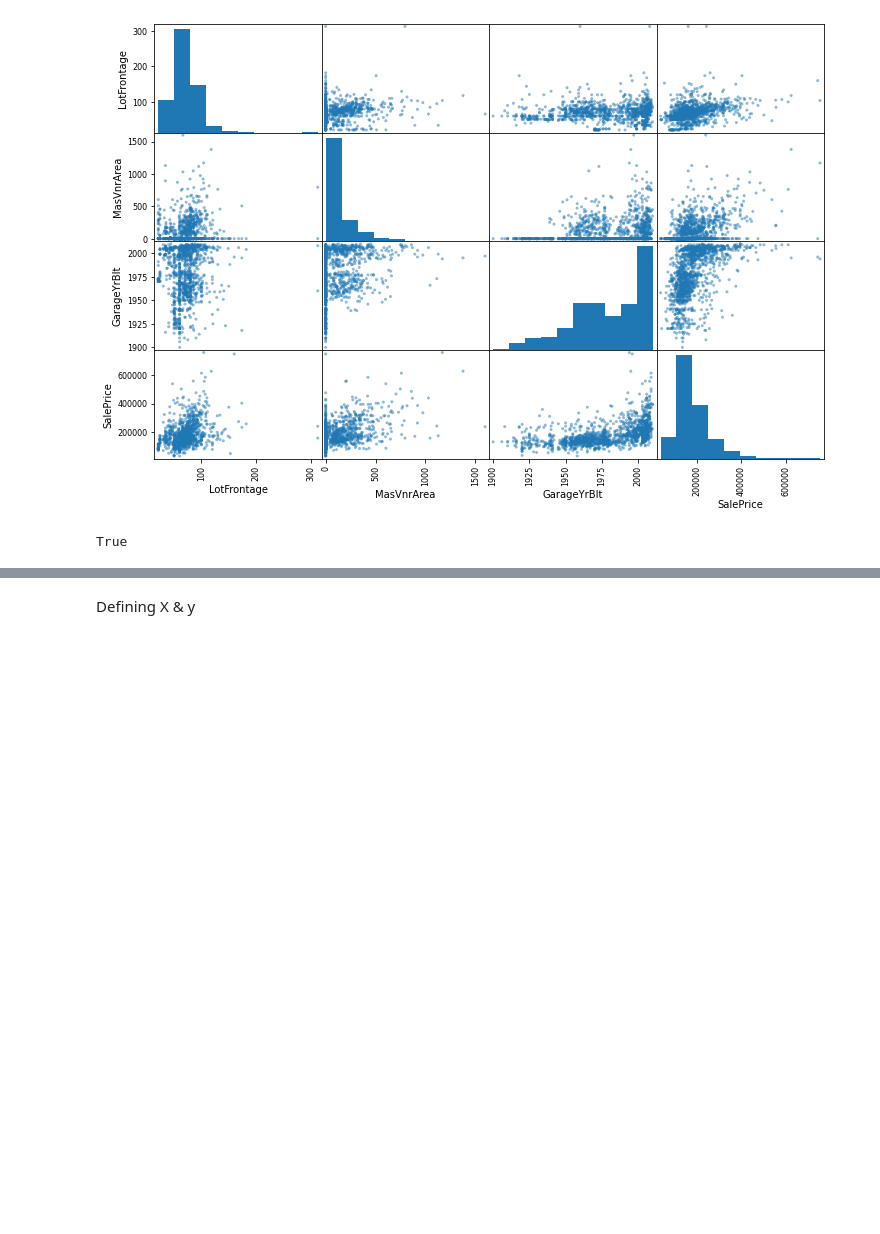
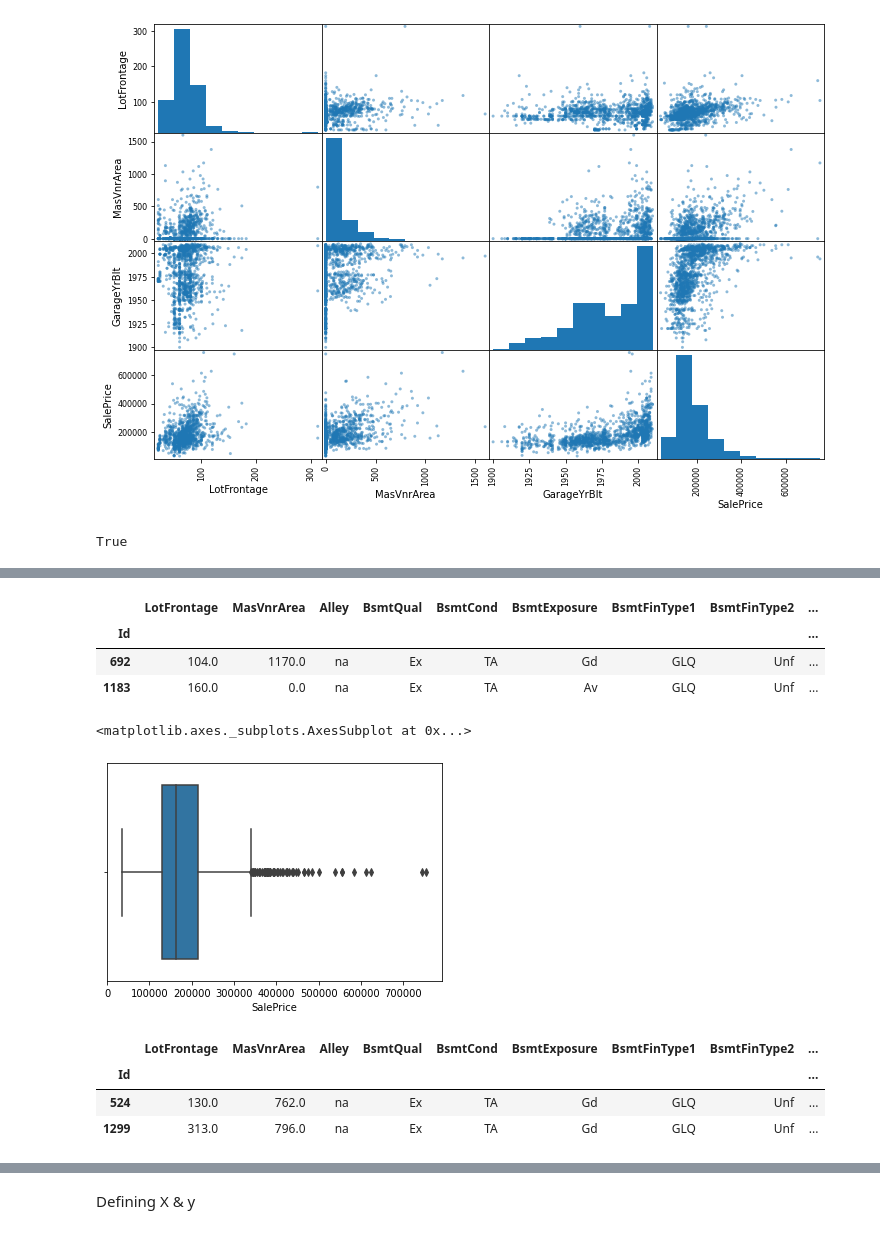
Before and after one commit to tharindatj/Kaggle_competitions, a Jupyter notebook: kaggle_house_prices.ipynb, the cells around one changed output, grey strips where cells are left out. Drawn from its saved outputs; the diff is of its cells as text; code cells hidden in the pictures; blank space fills up the shorter version.

```diff
--- a/kaggle_house_prices.ipynb
+++ b/kaggle_house_prices.ipynb
@@ -211,0 +233,23 @@ True
+# %%
+#two data points seem to be clear outliers when looking SalePrice vs both GrLivArea and OverallQaul
+#filter dataset based on GRLivArea > 4000
+
+df_cleannum[df_cleannum.SalePrice>700000]
+# %% [output]
+|  | LotFrontage | MasVnrArea | Alley | BsmtQual | BsmtCond | BsmtExposure | BsmtFinType1 | BsmtFinType2 | ... |
+| Id |  |  |  |  |  |  |  |  | ... |
+| 692 | 104.0 | 1170.0 | na | Ex | TA | Gd | GLQ | Unf | ... |
+| 1183 | 160.0 | 0.0 | na | Ex | TA | Av | GLQ | Unf | ... |
+# %%
+df_cleannum[df_fill.SalePrice>600000]
+sns.boxplot(x='SalePrice', data=df_cleannum )
+# %% [output]
+<matplotlib.axes._subplots.AxesSubplot at 0x...>
+[figure, added]
+# %%
+df_cleannum[df_cleannum.TotalSF>7000]
+# %% [output]
+|  | LotFrontage | MasVnrArea | Alley | BsmtQual | BsmtCond | BsmtExposure | BsmtFinType1 | BsmtFinType2 | ... |
+| Id |  |  |  |  |  |  |  |  | ... |
+| 524 | 130.0 | 762.0 | na | Ex | TA | Gd | GLQ | Unf | ... |
+| 1299 | 313.0 | 796.0 | na | Ex | TA | Gd | GLQ | Unf | ... |
```
Also changed, not shown: parts of 116 cells of this notebook.
